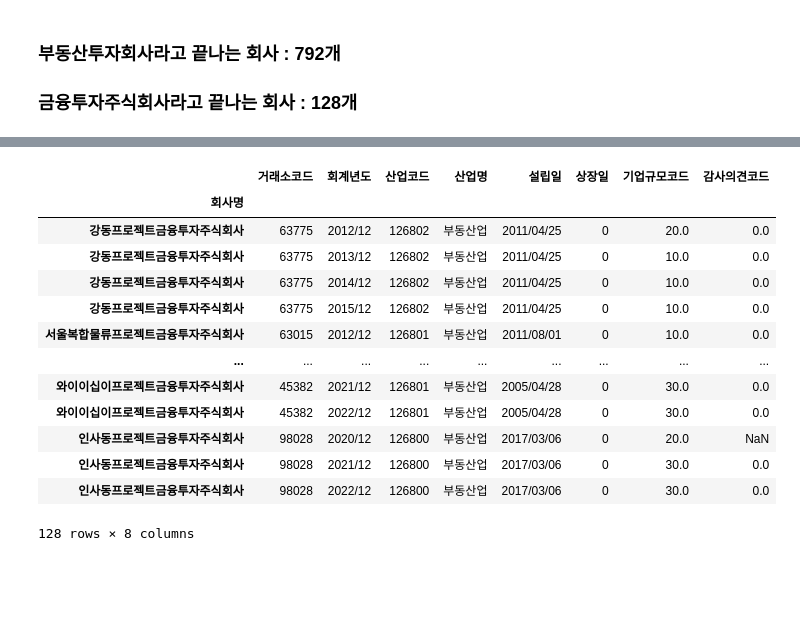
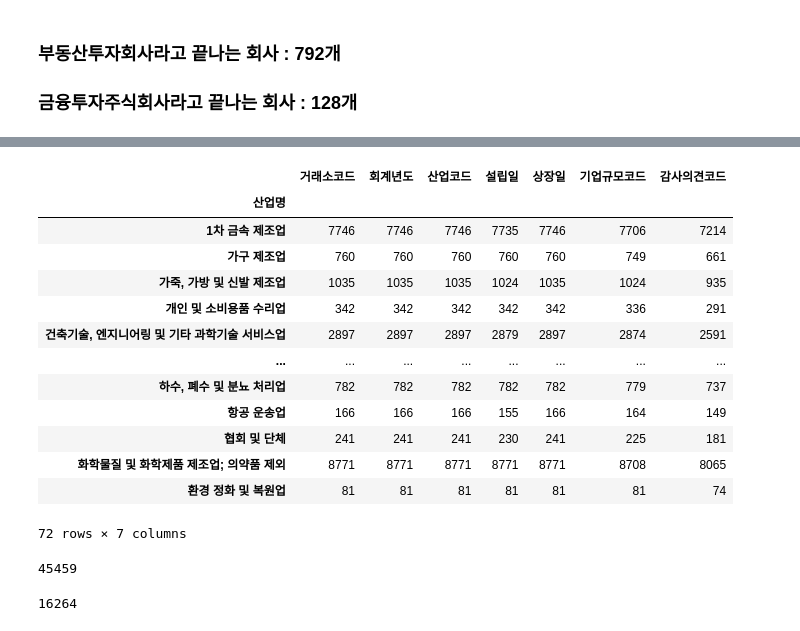
Before and after one commit to youngsang114/Project_2, a Jupyter notebook: 0713.ipynb, the cells around one changed output, grey strips where cells are left out. Cells and saved outputs as stored; diff of their text form; code cells hidden in the pictures; blank space fills up the shorter version.

```diff
--- a/0713.ipynb
+++ b/0713.ipynb
@@ -260,17 +264,2 @@ df2[df2.index.str.endswith('부동산투자회사')]
 # %%
-df2[df2.index.str.endswith('금융투자주식회사')]
+# df2[df2.index.str.endswith('금융투자주식회사')]
-# %% [output]
-|  | 거래소코드 | 회계년도 | 산업코드 | 산업명 | 설립일 | 상장일 | 기업규모코드 | 감사의견코드 |
-| 회사명 |  |  |  |  |  |  |  |  |
-| 강동프로젝트금융투자주식회사 | 63775 | 2012/12 | 126802 | 부동산업 | 2011/04/25 | 0 | 20.0 | 0.0 |
-| 강동프로젝트금융투자주식회사 | 63775 | 2013/12 | 126802 | 부동산업 | 2011/04/25 | 0 | 10.0 | 0.0 |
-| 강동프로젝트금융투자주식회사 | 63775 | 2014/12 | 126802 | 부동산업 | 2011/04/25 | 0 | 10.0 | 0.0 |
-| 강동프로젝트금융투자주식회사 | 63775 | 2015/12 | 126802 | 부동산업 | 2011/04/25 | 0 | 10.0 | 0.0 |
-| 서울복합물류프로젝트금융투자주식회사 | 63015 | 2012/12 | 126801 | 부동산업 | 2011/08/01 | 0 | 10.0 | 0.0 |
-| ... | ... | ... | ... | ... | ... | ... | ... | ... |
-| 와이이십이프로젝트금융투자주식회사 | 45382 | 2021/12 | 126801 | 부동산업 | 2005/04/28 | 0 | 30.0 | 0.0 |
-| 와이이십이프로젝트금융투자주식회사 | 45382 | 2022/12 | 126801 | 부동산업 | 2005/04/28 | 0 | 30.0 | 0.0 |
-| 인사동프로젝트금융투자주식회사 | 98028 | 2020/12 | 126800 | 부동산업 | 2017/03/06 | 0 | 20.0 | NaN |
-| 인사동프로젝트금융투자주식회사 | 98028 | 2021/12 | 126800 | 부동산업 | 2017/03/06 | 0 | 30.0 | 0.0 |
-| 인사동프로젝트금융투자주식회사 | 98028 | 2022/12 | 126800 | 부동산업 | 2017/03/06 | 0 | 30.0 | 0.0 |
-128 rows × 8 columns
@@ -278,3 +271,28 @@ df2[df2.index.str.endswith('금융투자주식회사')]
 # import numpy as np
 # mask = df.index == df.index.shift(-1)
 # df['return_rate'] = np.where(mask, df['column_name'] / df['column_name'].shift(-1) - 1, np.nan)
+# %%
+df2.groupby(df2['산업명']).count()
+# %% [output]
+|  | 거래소코드 | 회계년도 | 산업코드 | 설립일 | 상장일 | 기업규모코드 | 감사의견코드 |
+| 산업명 |  |  |  |  |  |  |  |
+| 1차 금속 제조업 | 7746 | 7746 | 7746 | 7735 | 7746 | 7706 | 7214 |
+| 가구 제조업 | 760 | 760 | 760 | 760 | 760 | 749 | 661 |
+| 가죽, 가방 및 신발 제조업 | 1035 | 1035 | 1035 | 1024 | 1035 | 1024 | 935 |
+| 개인 및 소비용품 수리업 | 342 | 342 | 342 | 342 | 342 | 336 | 291 |
+| 건축기술, 엔지니어링 및 기타 과학기술 서비스업 | 2897 | 2897 | 2897 | 2879 | 2897 | 2874 | 2591 |
+| ... | ... | ... | ... | ... | ... | ... | ... |
+| 하수, 폐수 및 분뇨 처리업 | 782 | 782 | 782 | 782 | 782 | 779 | 737 |
+| 항공 운송업 | 166 | 166 | 166 | 155 | 166 | 164 | 149 |
+| 협회 및 단체 | 241 | 241 | 241 | 230 | 241 | 225 | 181 |
+| 화학물질 및 화학제품 제조업; 의약품 제외 | 8771 | 8771 | 8771 | 8771 | 8771 | 8708 | 8065 |
+| 환경 정화 및 복원업 | 81 | 81 | 81 | 81 | 81 | 81 | 74 |
+72 rows × 7 columns
+# %%
+len(df2[df2['감사의견코드']==0].index.unique())
+# %% [output]
+45459
+# %%
+len(df2[df2['감사의견코드']==1].index.unique())
+# %% [output]
+16264
```
Also changed, not shown: parts of 20 cells of this notebook, 30 other files.
